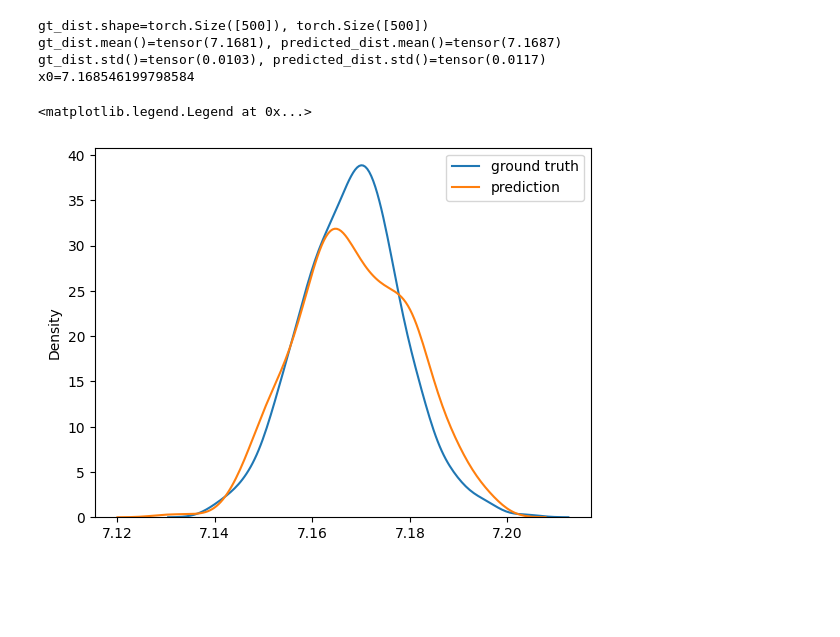
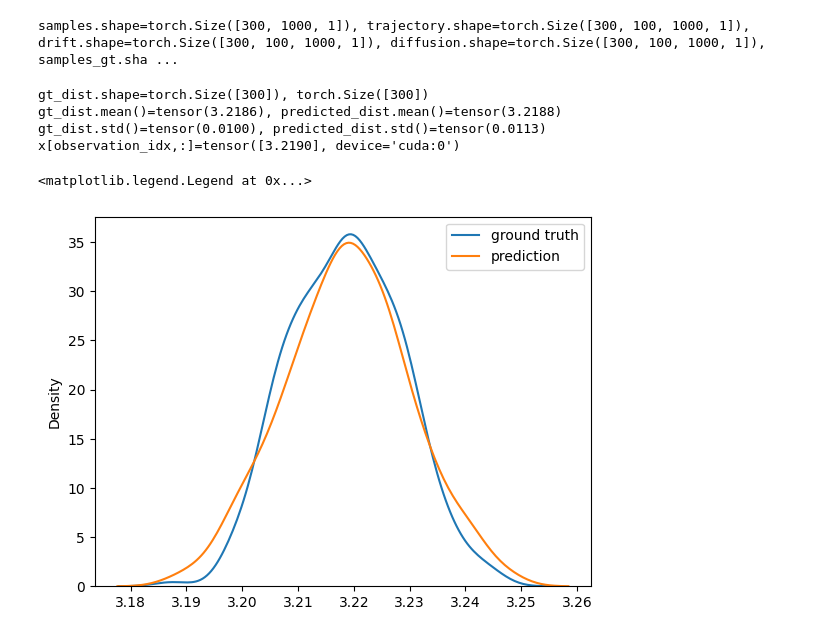
Before and after one commit to FMGS666/interpolant-filtering, a Jupyter notebook: notebooks/nlg.ipynb, the cells around one changed output. Cells and saved outputs as stored; diff of their text form; code cells hidden in the pictures; blank space fills up the shorter version.

Commit message:
it should be sufficiently debugged now, need to write the metrics to evaluate the performance of the model

```diff
--- a/notebooks/nlg.ipynb
+++ b/notebooks/nlg.ipynb
@@ -183,42 +278,56 @@ y -> mean:  tensor(-0.0155) , std:  tensor(1.0020) shape:  torch.Size([1000, 1])
+# %%
+## constructing sampling config dictionary
+sample_config = {
+    "num_time_steps": args["num_time_steps"],
+    "num_samples": args["num_samples"]
+}
+
+## getting sample batch
+batch = experiment.get_batch(train = False)
+batch = move_batch_to_device(batch, experiment.device)
+
+## sampling from model
+sample_dict = experiment.sample(batch, config = sample_config)
+## parsing samples dict
+samples = sample_dict["samples"]
+if args["full_out"]:
+    trajectory = sample_dict["trajectory"]
+    drift = sample_dict["drift"]
+    diffusion = sample_dict["diffusion"]
+
+## sampling from gt state transition
+x = batch["x0"]
+samples_gt = torch.zeros_like(samples)
+## defining progress bar
+iterator = tqdm(range(args["num_samples"]))
+for sample_id in iterator:
+    x1 = experiment.ssm.state_transition(x)
+    samples_gt[sample_id] = x1
+## displaying the shape of the results
+print(f"{samples.shape=}", end = "")
+if args["full_out"]:
+    print(f", {trajectory.shape=}, {drift.shape=}, {diffusion.shape=}, {samples_gt.shape=}")
+# %% [output]
+samples.shape=torch.Size([300, 1000, 1]), trajectory.shape=torch.Size([300, 100, 1000, 1]), drift.shape=torch.Size([300, 100, 1000, 1]), diffusion.shape=torch.Size([300, 100, 1000, 1]), samples_gt.sha ...
 # %%
-## constructing sampling config dictionary
-sample_config = {
-    "num_time_steps": num_time_steps,
-    "num_samples": num_samples
-}
-
-## getting sample batch
-batch = experiment.get_batch()
-batch = move_batch_to_device(batch, experiment.device)
-
-## sampling from model
-samples = experiment.sample(batch, sample_config = sample_config)
-
-## sampling from gt state transition
-x = batch["x0"]
-samples_gt = torch.zeros_like(samples)
-for sample_id in tqdm(range(num_samples)):
-    x1 = experiment.ssm.state_transition(x)
-    samples_gt[sample_id] = x1
 ## plotting example histogram
 observation_idx = 100
 gt_dist = samples_gt[:, observation_idx, 0]
 predicted_dist = samples[:, observation_idx, 0]
 print(f"{gt_dist.shape=}, {predicted_dist.shape}")
 print(f"{gt_dist.mean()=}, {predicted_dist.mean()=}")
 print(f"{gt_dist.std()=}, {predicted_dist.std()=}")
 sns.kdeplot(gt_dist, label = "ground truth")
 sns.kdeplot(predicted_dist, label = "prediction")
 ## plotting preceeding state
 x = batch["x0"]
-x0 = x.detach().cpu()[observation_idx, 0].item()
-print(f"{x0=}")
+print(f"{x[observation_idx,:]=}")
 ## displaying legends
 plt.legend()
 # %% [output]
-gt_dist.shape=torch.Size([500]), torch.Size([500])
-gt_dist.mean()=tensor(7.1681), predicted_dist.mean()=tensor(7.1687)
-gt_dist.std()=tensor(0.0103), predicted_dist.std()=tensor(0.0117)
-x0=7.168546199798584
+gt_dist.shape=torch.Size([300]), torch.Size([300])
+gt_dist.mean()=tensor(3.2186), predicted_dist.mean()=tensor(3.2188)
+gt_dist.std()=tensor(0.0100), predicted_dist.std()=tensor(0.0113)
+x[observation_idx,:]=tensor([3.2190], device='cuda:0')
 <matplotlib.legend.Legend at 0x...>
-[figure, old version]
+[figure, new version]
```
Also changed, not shown: parts of 14 cells of this notebook, 14 other files.
